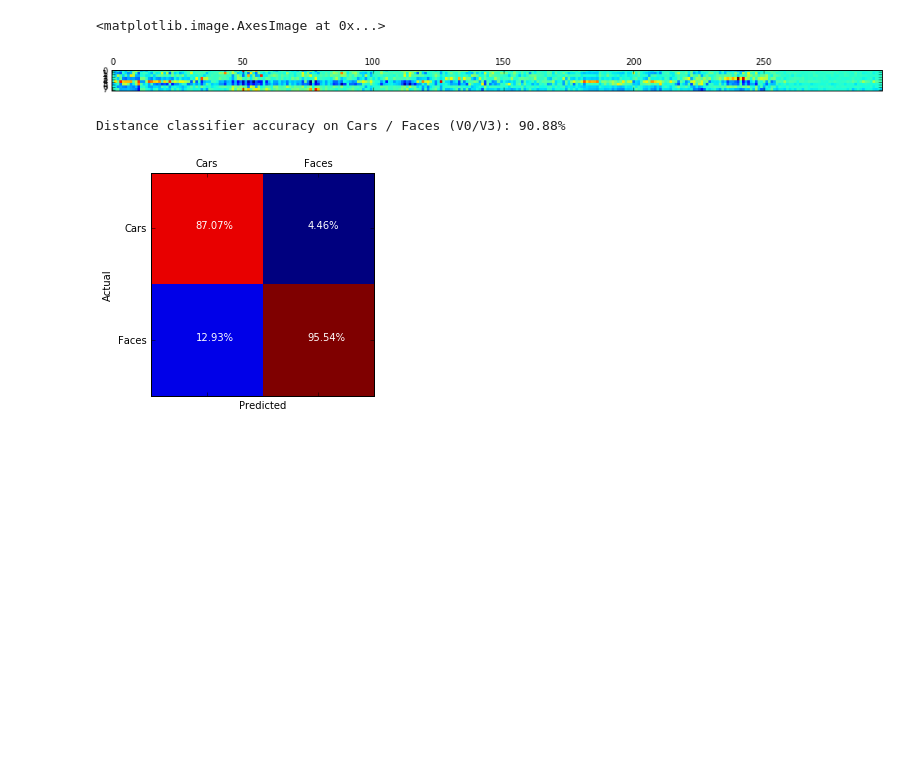
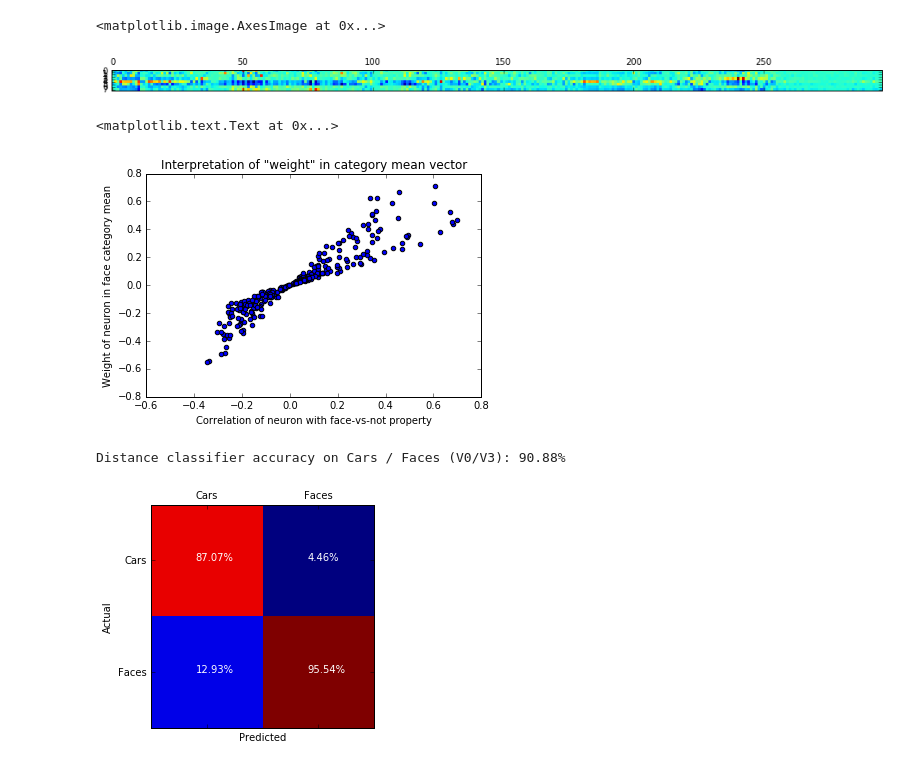
Before and after one commit to neuroailab/psych253, a Jupyter notebook: Lecture3.ipynb, the cells around one changed output. Drawn from its saved outputs; the diff is of its cells as text; code cells hidden in the pictures; blank space fills up the shorter version.

```diff
--- a/Lecture3.ipynb
+++ b/Lecture3.ipynb
@@ -243,6 +243,14 @@ plt.matshow(category_means)
 # %% [output]
 <matplotlib.image.AxesImage at 0x...>
 [figure]
+# %%
+plt.scatter(corr_facevsnot, category_means[4])
+plt.xlabel('Correlation of neuron with face-vs-not property')
+plt.ylabel('Weight of neuron in face category mean')
+plt.title('Interpretation of "weight" in category mean vector')
+# %% [output]
+<matplotlib.text.Text at 0x...>
+[figure, added]
 # %%
 def distance_classifier(x, means, ucats):
     """Arguments:
```
Also changed, not shown: parts of 17 cells of this notebook.
